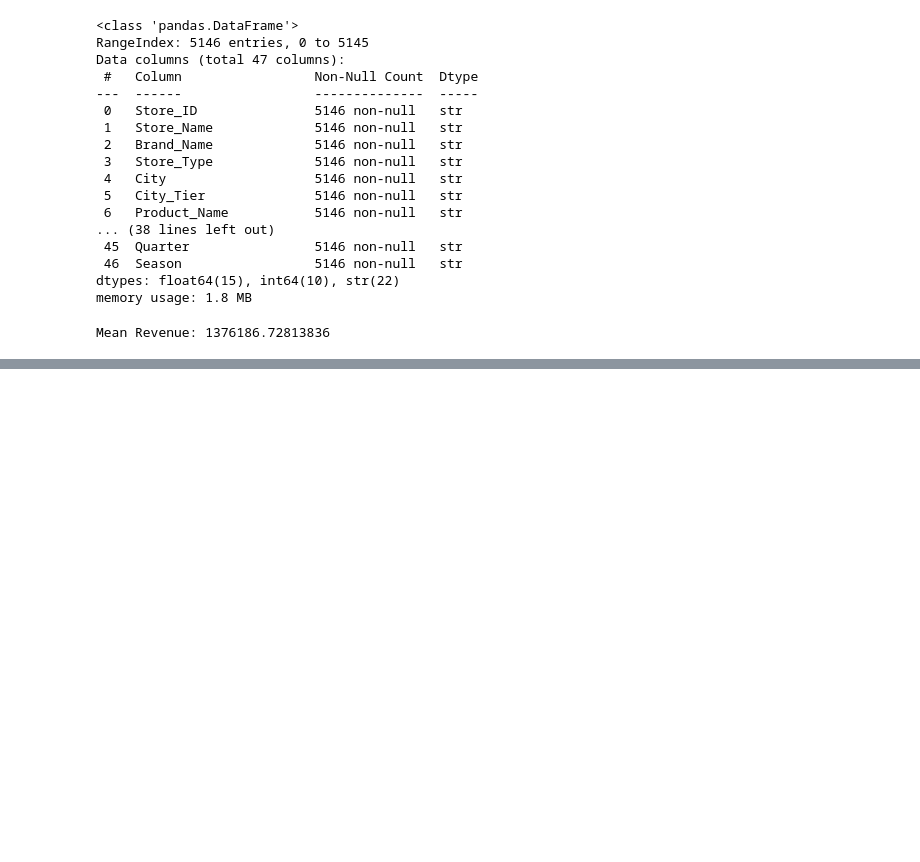
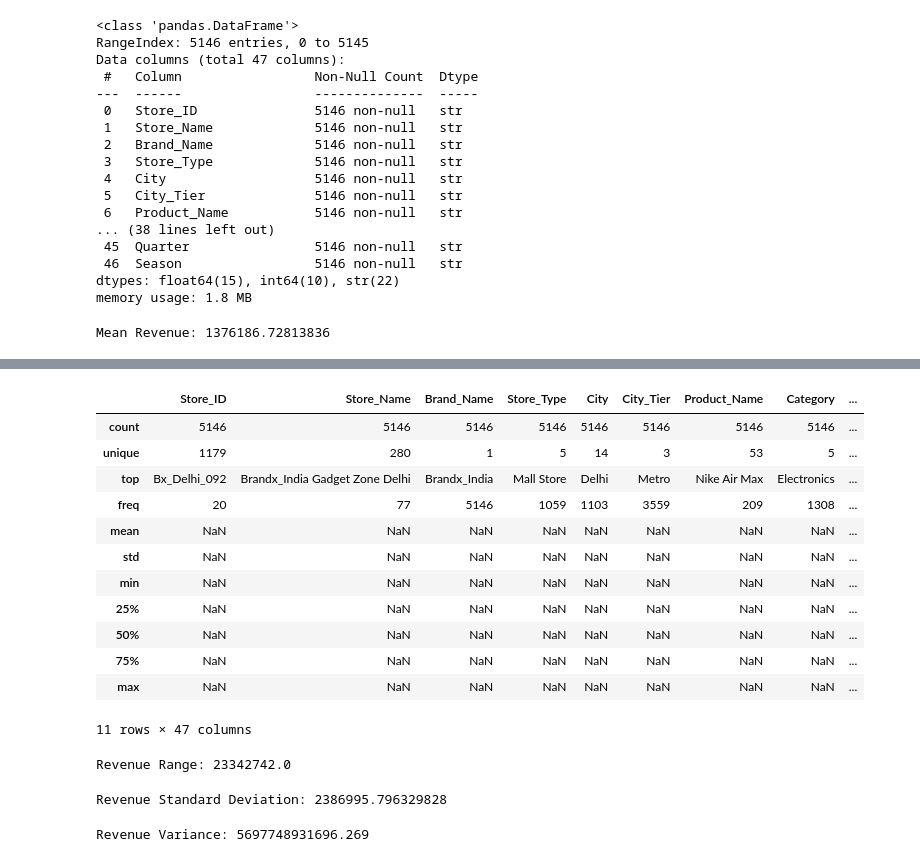
Before and after one commit to Snehal05300/Retail-Analytics-Kickoff-Dataset-Exploration-Statistical-Analysis, a Jupyter notebook: Lab_6.ipynb, the cells around one changed output, grey strips where cells are left out. Cells and saved outputs as stored; diff of their text form; code cells hidden in the pictures; blank space fills up the shorter version.

```diff
--- a/Lab_6.ipynb
+++ b/Lab_6.ipynb
@@ -47,0 +156,38 @@ median_revenue = df["Revenue"].
+# %%
+df.describe(include="all")
+# %% [output]
+|  | Store_ID | Store_Name | Brand_Name | Store_Type | City | City_Tier | Product_Name | Category | ... |
+| count | 5146 | 5146 | 5146 | 5146 | 5146 | 5146 | 5146 | 5146 | ... |
+| unique | 1179 | 280 | 1 | 5 | 14 | 3 | 53 | 5 | ... |
+| top | Bx_Delhi_092 | Brandx_India Gadget Zone Delhi | Brandx_India | Mall Store | Delhi | Metro | Nike Air Max | Electronics | ... |
+| freq | 20 | 77 | 5146 | 1059 | 1103 | 3559 | 209 | 1308 | ... |
+| mean | NaN | NaN | NaN | NaN | NaN | NaN | NaN | NaN | ... |
+| std | NaN | NaN | NaN | NaN | NaN | NaN | NaN | NaN | ... |
+| min | NaN | NaN | NaN | NaN | NaN | NaN | NaN | NaN | ... |
+| 25% | NaN | NaN | NaN | NaN | NaN | NaN | NaN | NaN | ... |
+| 50% | NaN | NaN | NaN | NaN | NaN | NaN | NaN | NaN | ... |
+| 75% | NaN | NaN | NaN | NaN | NaN | NaN | NaN | NaN | ... |
+| max | NaN | NaN | NaN | NaN | NaN | NaN | NaN | NaN | ... |
+11 rows × 47 columns
+# %%
+revenue_range = (
+    df["Revenue"].max() -
+    df["Revenue"].min()
+)
+
+print("Revenue Range:", revenue_range)
+# %% [output]
+Revenue Range: 23342742.0
+# %%
+revenue_std = df["Revenue"].std()
+
+print("Revenue Standard Deviation:", revenue_std)
+# %% [output]
+Revenue Standard Deviation: 2386995.796329828
+# %%
+
+revenue_variance = df["Revenue"].var()
+
+print("Revenue Variance:", revenue_variance)
+# %% [output]
+Revenue Variance: 5697748931696.269
```
Also changed, not shown: parts of 12 cells of this notebook, 3 other files.
